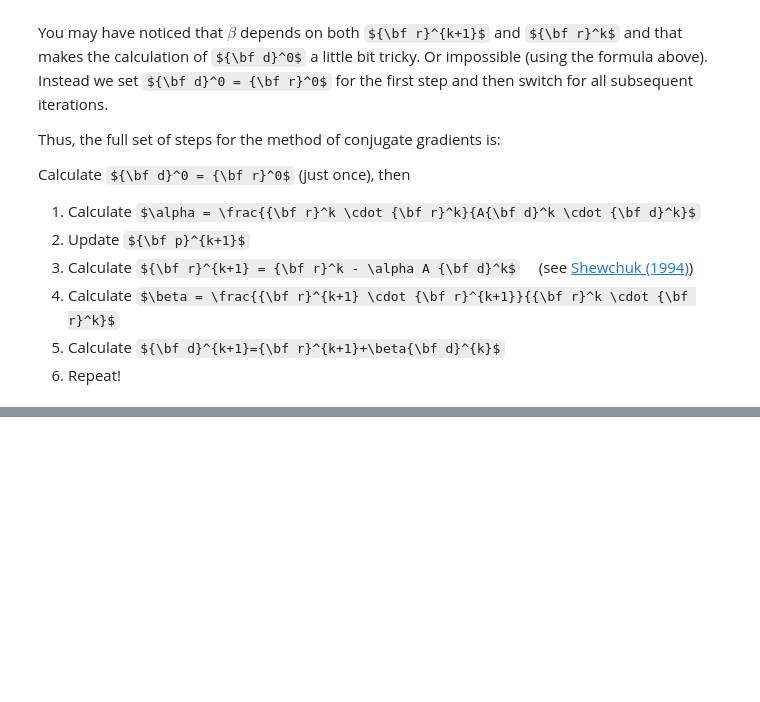
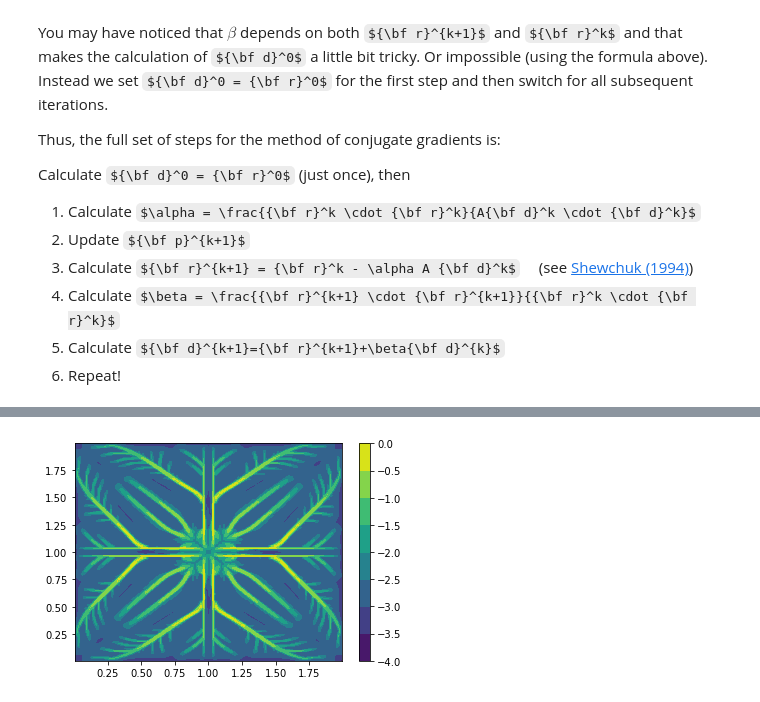
Before and after one commit to Mayuyu/Net_Flow, a Jupyter notebook: code/optimal_transport.ipynb, the cells around one changed output, grey strips where cells are left out. Cells and saved outputs as stored; diff of their text form; code cells hidden in the pictures; some formulas as TeX source; blank space fills up the shorter version.

```diff
--- a/code/optimal_transport.ipynb
+++ b/code/optimal_transport.ipynb
@@ -390,14 +392,14 @@ def sx(p, mx, my, dx, dy, dt, c, rho, gamma):
     tmp[:,1:-1] = ((my*diff_y(p,dy))[:-1,:-1] + (my*diff_y(p,dy))[1:,:-1]
                    + (my*diff_y(p,dy))[:-1,1:] + (my*diff_y(p,dy))[1:,1:])/4
     tmp1[:,1:-1] = (my[:-1,:-1] + my[1:,:-1] + my[:-1,1:] + my[1:,1:])/4
-    return mx + dt*(c**2*(diff_x(p,dx)**2*m1 + diff_x(p,dx)*tmp) - (mx**2 + tmp1**2 + rho**2)**(gamma-1)*mx)
+    return mx + dt*(c**2*(diff_x(p,dx)**2*mx + diff_x(p,dx)*tmp) - (mx**2 + tmp1**2 + rho**2)**(gamma-1)*mx)
 
 def sx_im(p, mx, my, dx, dy, dt, c, rho, gamma):
     tmp, tmp1 = np.zeros((mx.shape)), np.zeros((mx.shape))
     tmp[:,1:-1] = ((my*diff_y(p,dy))[:-1,:-1] + (my*diff_y(p,dy))[1:,:-1]
                    + (my*diff_y(p,dy))[:-1,1:] + (my*diff_y(p,dy))[1:,1:])/4
     tmp1[:,1:-1] = (my[:-1,:-1] + my[1:,:-1] + my[:-1,1:] + my[1:,1:])/4
-    return mx + dt*c**2*(diff_x(p,dx)**2*m1 + diff_x(p,dx)*tmp)
+    return mx + dt*c**2*(diff_x(p,dx)**2*mx + diff_x(p,dx)*tmp)
 
 def sy(p, mx, my, dx, dy, dt, c, rho, gamma):
     tmp, tmp1 = np.zeros((my.shape)), np.zeros((my.shape))
@@ -486,5 +489,5 @@ pyplot.savefig('s.pdf')
 # %%
-nt = 200
+nt = 500
 for t in range(1,nt):
     p, conv0 = pcg_elliptic(p - np.sum(p)/((nx-1)*(ny-1)), m1, m2, r, elliptic, S, dx, dy, 0, l2_target)
     s1 = sx(p, m1, m2, dx, dy, dt, c, rho, gamma)
@@ -494,5 +515,5 @@ for t in range(1,nt):
 # %%
-nt = 100
+nt = 500
 for t in range(1,nt):
     p, conv0 = pcg_elliptic(p - np.sum(p)/((nx-1)*(ny-1)), m1, m2, r, elliptic, S, dx, dy, 0, l2_target)
     s1 = sx_im(p, m1, m2, dx, dy, dt, c, rho, gamma)
@@ -502,10 +542,11 @@ for t in range(1,nt):
 # %%
 uv = norm_u_test(p, m1, m2, r, dx, dy, dt)
 # %%
-pyplot.figure(figsize=(7,5))
 pyplot.contourf(pX,pY,np.log10(uv))
 pyplot.colorbar()
 pyplot.savefig('PCG.pdf')
+# %% [output]
+[figure, added]
 # %%
 def diff_p(p, mx, my, r, dx, dy, dt):
     tmp_1, tmp_2 = np.zeros((mx.shape)), np.zeros((my.shape))
```
Also changed, not shown: parts of 7 cells of this notebook, 8 other files.
